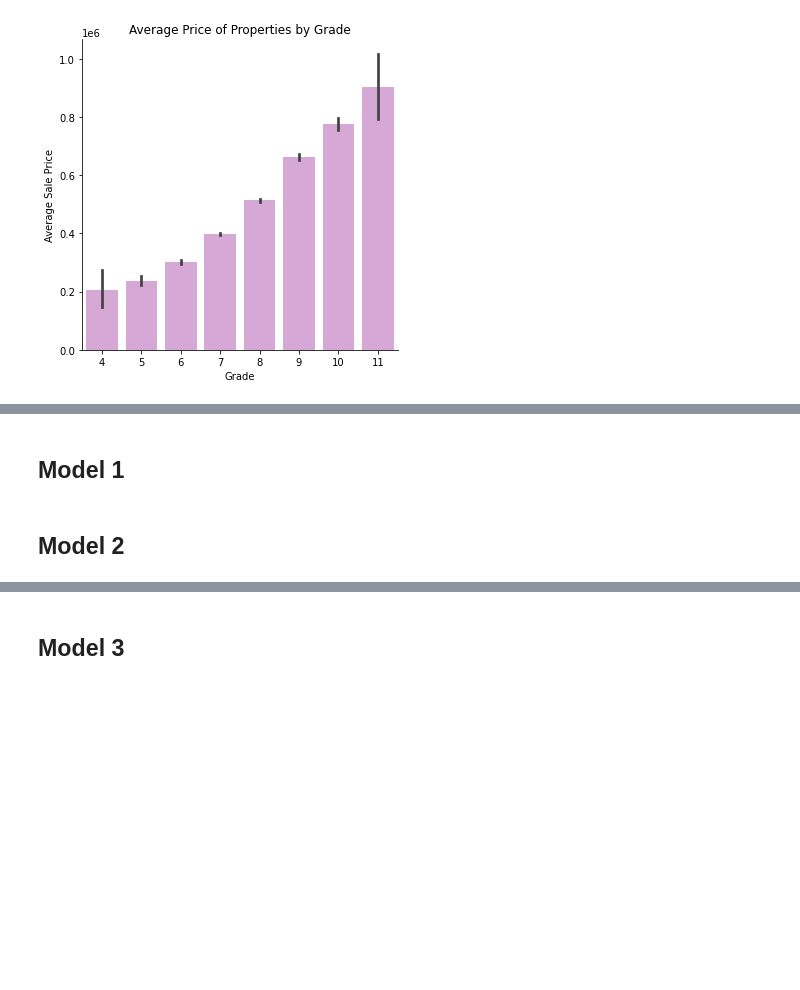
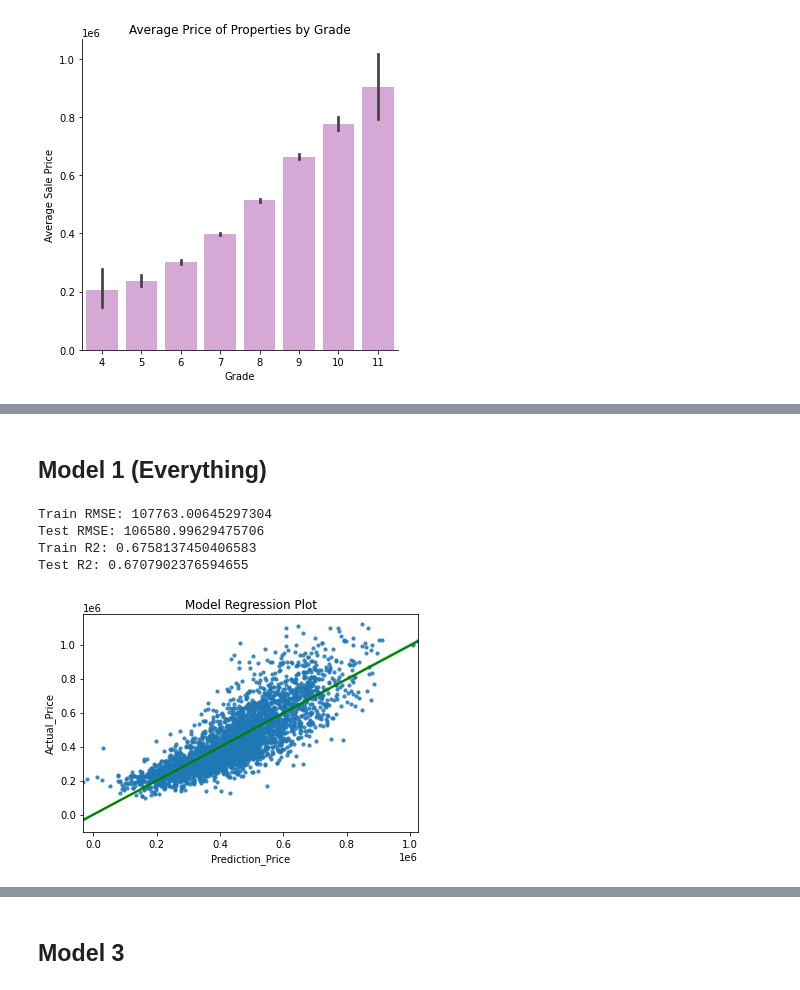
Before and after one commit to jennifernha/King-County-House-Sales, a Jupyter notebook: King County House Sales Analysis.ipynb, the cells around one changed output, grey strips where cells are left out. Cells and saved outputs as stored; diff of their text form; code cells hidden in the pictures; blank space fills up the shorter version.

Commit message:
work on model 1 & model 2

```diff
--- a/King County House Sales Analysis.ipynb
+++ b/King County House Sales Analysis.ipynb
@@ -551,4 +511,2 @@ strong multicollinearity or other numerical problems.
 # %% [markdown]
-## Model 1
+## Model 1 (Everything)
-# %% [markdown]
-## Model 2
@@ -554,0 +516,49 @@ strong multicollinearity or other numerical problems.
+# %%
+x_train, x_test, y_train, y_test = train_test_split(X, Y, test_size = 0.20, random_state = 42)
+# %%
+# Linear regression function
+def linear_model(X_train, y_train, X_test, y_test):
+    """
+    Function to build linear regression model
+    Step 1: Scaling data
+    Step 2: Initializing regression class
+    Step 3: fitting the model
+    Step 4: predicting values
+    Step 5: Calculating RMSE and R2 value
+    Step 6: Plotting regression graph
+    """
+#   Scaling the data
+    scaler = StandardScaler()
+    scaler.fit(X_train)
+    X_train_scaled = scaler.transform(X_train)
+    X_test_scaled = scaler.transform(X_test)
+#   Create model
+    lr = LinearRegression()
+#   Fit the train data in the model
+    lr.fit(X_train_scaled, y_train)
+#   Predict the train and test data
+    train_pred = lr.predict(X_train_scaled)
+    test_pred = lr.predict(X_test_scaled)
+#   Finding RMSE value for the train and test data
+    train_rmse = np.sqrt(mean_squared_error(y_train, (train_pred)))
+    test_rmse = np.sqrt(mean_squared_error(y_test, (test_pred)))
+    print("Train RMSE: "+ str(train_rmse))
+    print("Test RMSE: "+ str(test_rmse))
+#   Finding the R2 value for the train and test data
+    train_r_squared = r2_score(y_train, train_pred)
+    test_r_squared = r2_score(y_test, test_pred)
+    print("Train R2: "+ str(train_r_squared))
+    print("Test R2: "+ str(test_r_squared))
+    sns.regplot(x=  test_pred, y = y_test, scatter_kws={"s":10}, line_kws={"color": "green"})
+#     ax.set(xlabel="Prediction_Price", ylabel = "Actual_Price")
+    plt.xlabel("Prediction_Price")
+    plt.ylabel("Actual_Price")
+    plt.title("Model Regression Plot")
+# %%
+linear_model(x_train,y_train,x_test,y_test)
+# %% [output]
+Train RMSE: 107763.00645297304
+Test RMSE: 106580.99629475706
+Train R2: 0.6758137450406583
+Test R2: 0.6707902376594655
+[figure, added]
```
Also changed, not shown: parts of 20 cells of this notebook.
